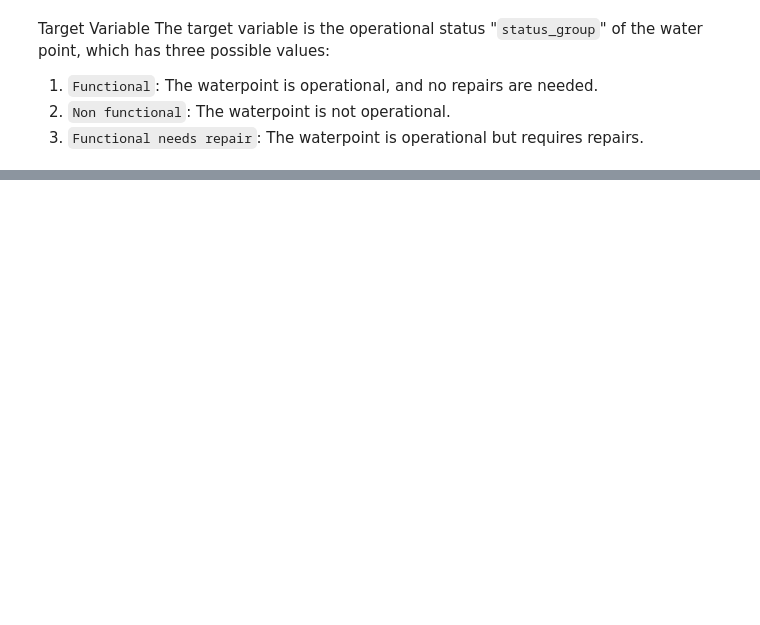
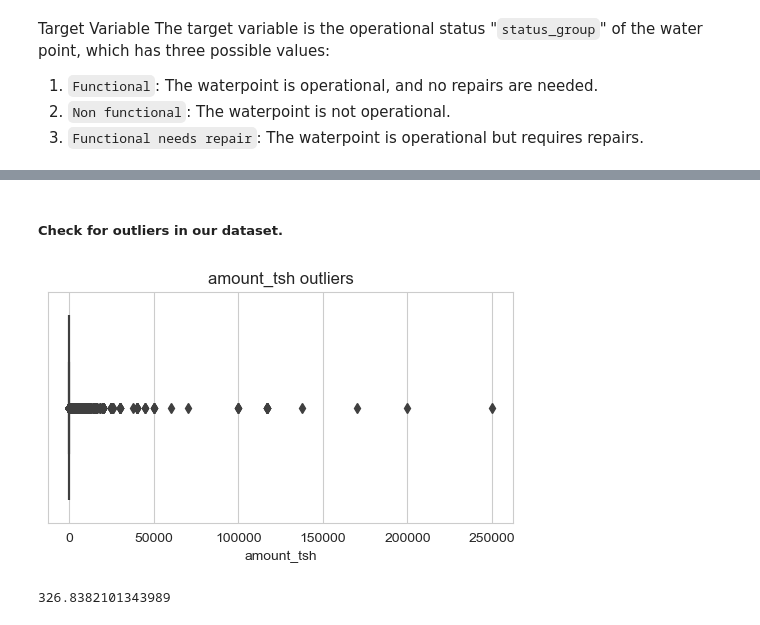
Before and after one commit to PaulMuniu/Tanzania_Water_Wells_Model, a Jupyter notebook: Tanzania_wells.ipynb, the cells around one changed output, grey strips where cells are left out. Saved outputs shown, nothing was run; the diff lists cells and outputs as text; code cells hidden in the pictures; blank space fills up the shorter version.

```diff
--- a/Tanzania_wells.ipynb
+++ b/Tanzania_wells.ipynb
@@ -183,0 +299,6 @@ The target variable is the operational status "`status_group`" of the water poin
+# %%
+# Convert 'date_recorded' to datetime data type
+wells_data['date_recorded'] = pd.to_datetime(wells_data['date_recorded'])
+
+# view column "construction_year"
+wells_data["construction_year"].unique()
@@ -183,0 +312,12 @@ The target variable is the operational status "`status_group`" of the water poin
+# %%
+# Calculate the median of non-zero construction years
+median_construction_year = wells_data[wells_data['construction_year'] != 0]['construction_year'].median()
+
+# Replace zero values with the median
+wells_data['construction_year'] = wells_data['construction_year'].replace(0, median_construction_year)
+
+# Calculate age of waterpoint
+wells_data['age_of_waterpoint'] = wells_data['date_recorded'].dt.year - wells_data['construction_year']
+
+# Check the new feature
+wells_data[['date_recorded', 'construction_year', 'age_of_waterpoint']].sample(2)
@@ -183,0 +334,6 @@ The target variable is the operational status "`status_group`" of the water poin
+# %%
+# Replace 'status_group' with binary labels
+wells_data['status_group'] = wells_data['status_group'].replace({'functional': 'Functional',
+                                                           'non functional': 'Non-Functional',
+                                                           'functional needs repair': 'Non-Functional'})
+wells_data[['status_group']].sample(3, random_state=42)
@@ -183,0 +373,26 @@ The target variable is the operational status "`status_group`" of the water poin
+# %% [markdown]
+##### Check for outliers in our dataset.
+# %%
+# outlier function.
+# Function to plot boxplot
+def box_plot(data, column, hue=None):
+    plt.figure(figsize=(6, 3))
+    sns.boxplot(x=column, data=data, hue=hue)
+    plt.title(f"{column} outliers")
+    plt.show()
+
+# Helper function to remove outliers from a specified column using the IQR method.
+def remove_outliers(df, column):
+    Q1 = df[column].quantile(0.25)
+    Q3 = df[column].quantile(0.75)
+    IQR = Q3 - Q1
+    lower_bound = Q1 - 1.5 * IQR
+    upper_bound = Q3 + 1.5 * IQR
+    filtered_df = df[(df[column] >= lower_bound) & (df[column] <= upper_bound)]
+    return filtered_df
+# %%
+box_plot(wells_data,'amount_tsh')
+print(wells_data["amount_tsh"].mean())
+# %% [output]
+[figure, added]
+326.8382101343989
```
Also changed, not shown: parts of 27 cells of this notebook.
